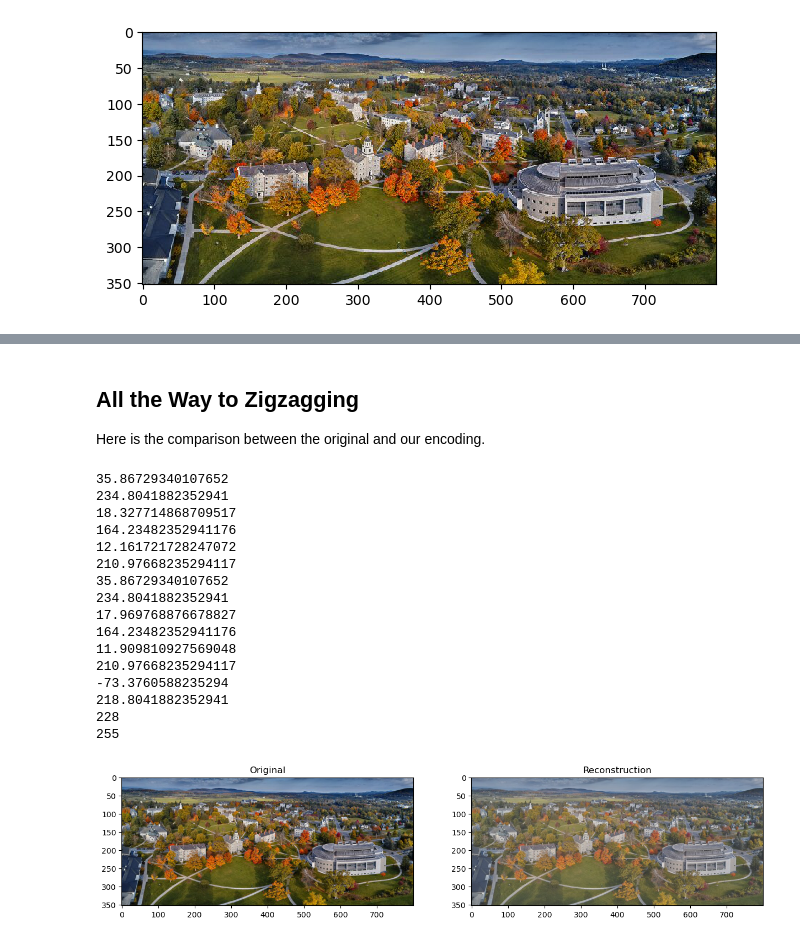
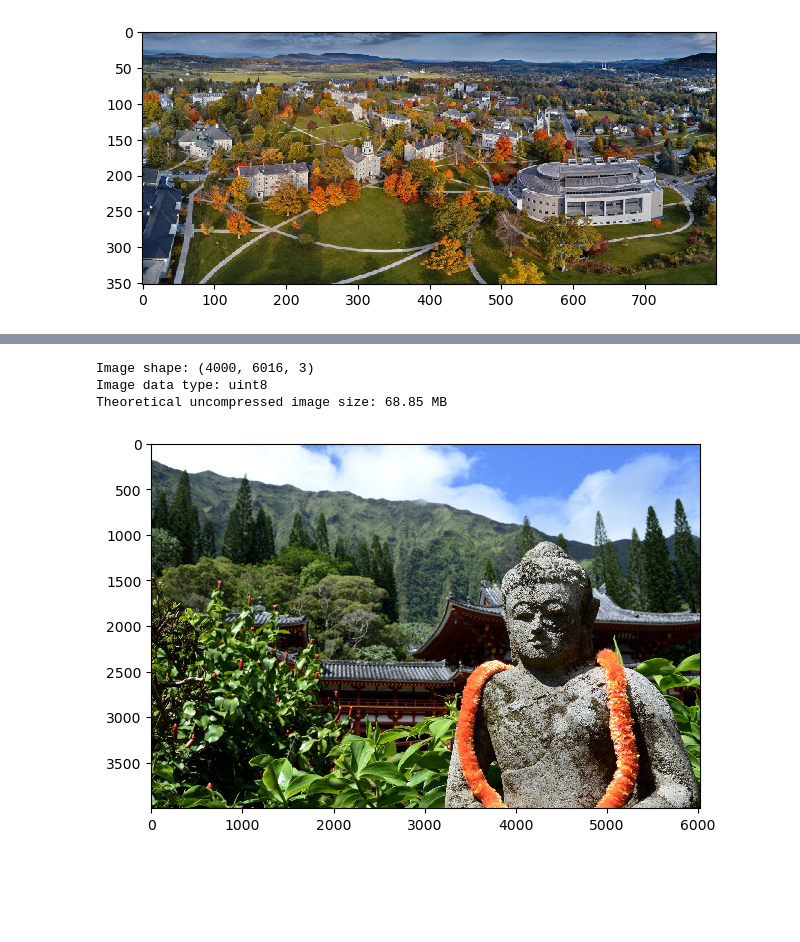
Before and after one commit to terryluongo/compressiondotzip, a Jupyter notebook: jpeg.ipynb, the cells around one changed output, grey strips where cells are left out. Saved outputs shown, nothing was run; the diff lists cells and outputs as text; code cells hidden in the pictures; blank space fills up the shorter version.

```diff
--- a/jpeg.ipynb
+++ b/jpeg.ipynb
@@ -164,34 +37,13 @@ class JPEG:
-# %% [markdown]
-## All the Way to Zigzagging
-
-Here is the comparison between the original and our encoding.
-# %%
-jpg = JPEG(img, downsample_ratio="4:2:0", q = 80)
-jpg.encode(max_step=2)
-jpg.decode(from_step=2)
-jpg.compare_image(img)
-
-print(jpg.img_array[:, :, 1].max()) # caused from downsampling, very strangely
-print(img[:, :, 1].max())
-# when outputting uint8 after quantization, can really fuck shit up
-
-# most suspect about downsampling and quantization.  check types for quantization, no clue for downsampling
-# %% [output]
-35.86729340107652
-234.8041882352941
-18.327714868709517
-164.23482352941176
-12.161721728247072
-210.97668235294117
-35.86729340107652
-234.8041882352941
-17.969768876678827
-164.23482352941176
-11.909810927569048
-210.97668235294117
--73.3760588235294
-218.8041882352941
-228
-255
-[figure, removed]
+# %%
+monk = skio.imread("monk.jpg")
+skio.imshow(monk)
+
+print(f'Image shape: {monk.shape}')
+print(f'Image data type: {monk.dtype}')
+print(f'Theoretical uncompressed image size: {np.round(np.prod(np.asarray(monk.shape)) / (1024 ** 2),2)} MB')
+# %% [output]
+Image shape: (4000, 6016, 3)
+Image data type: uint8
+Theoretical uncompressed image size: 68.85 MB
+[figure, added]
 # %% [markdown]
```
Also changed, not shown: parts of 23 cells of this notebook, 8 other files.
